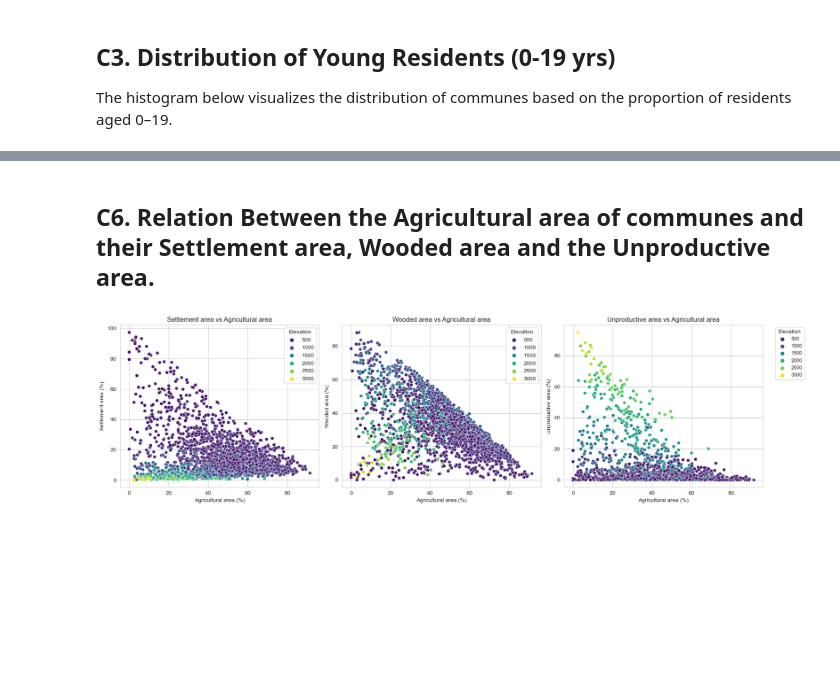
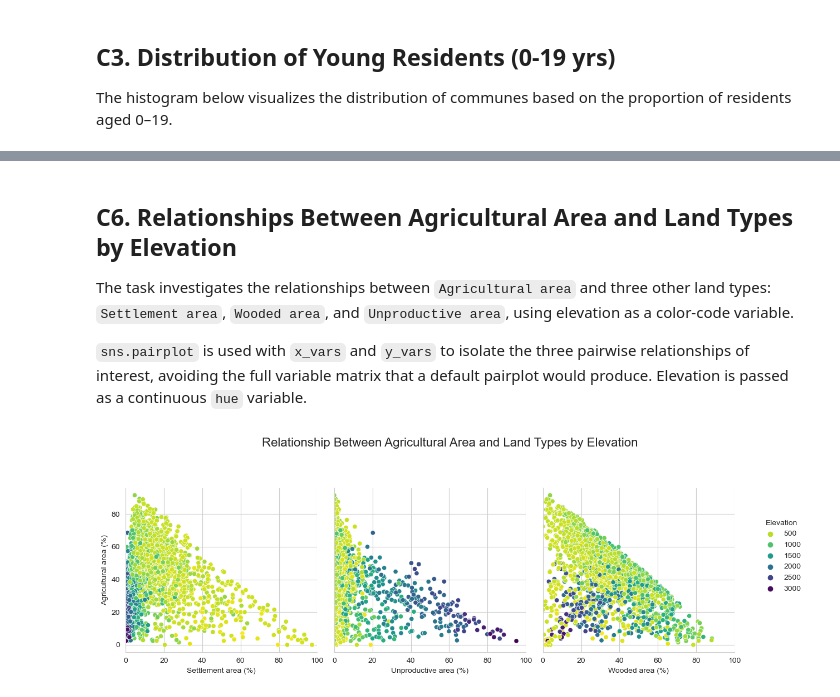
Before and after one commit to mamefatylo/EPFL_swiss_communes_project, a Jupyter notebook: communes_solution.ipynb, the cells around one changed output, grey strips where cells are left out. Cells and saved outputs as stored; diff of their text form; code cells hidden in the pictures; blank space fills up the shorter version.

Commit message:
ML matrix

```diff
--- a/communes_solution.ipynb
+++ b/communes_solution.ipynb
@@ -1114,31 +1088,35 @@ plt.show()
 # %% [markdown]
-## C6. Relation Between the Agricultural area of communes and their Settlement area, Wooded area and the Unproductive area.
+## C6. Relationships Between Agricultural Area and Land Types by Elevation
+
+The task investigates the relationships between `Agricultural area` and three other land types: `Settlement area`, `Wooded area`, and `Unproductive area`, using elevation as a color-code variable.
+
+`sns.pairplot` is used with `x_vars` and `y_vars` to isolate the three pairwise relationships of interest, avoiding the full variable matrix that a default pairplot would produce. Elevation is passed as a continuous `hue` variable.
 # %%
-# Variables to compare with Agricultural area
-y_vars = ["Settlement area", "Wooded area", "Unproductive area"]
-x_var = "Agricultural area"
+# Pairplot with continuous Elevation as hue
+g = sns.pairplot(
+    data=df,
+    x_vars=['Settlement area', 'Unproductive area', 'Wooded area'],
+    y_vars=['Agricultural area'],
+    hue='Elevation',
+    palette='viridis_r',
+    diag_kind=None,
+    height=4,
+    aspect=1
+)
 
-# Create pair plots individually using scatterplots with regression line (optional)
-fig, axes = plt.subplots(1, 3, figsize=(18, 5))
+# Labels
+for ax, x_var in zip(g.axes[0], ['Settlement area', 'Unproductive area', 'Wooded area']):
+    ax.set_xlabel(f'{x_var} (%)')
+    ax.set_xlim(0, 100)
 
-for ax, y_var in zip(axes, y_vars):
-    sns.scatterplot(
-        data=df,
-        x=x_var,
-        y=y_var,
-        hue="Elevation",      # color code by elevation
-        palette="viridis",
-        ax=ax
-    )
+# Set y-label only on first subplot
+g.axes[0][0].set_ylabel('Agricultural area (%)')
 
-    ax.set_xlabel("Agricultural area (%)")
-    ax.set_ylabel(f"{y_var} (%)")
-    ax.set_title(f"{y_var} vs {x_var}")
+# Figure title
+g.fig.suptitle('Relationship Between Agricultural Area and Land Types by Elevation',
+               fontsize=16, y=1.1)
 
-# Add legend outside to the right
-axes[2].legend(bbox_to_anchor=(1.05, 1), loc='upper left', title="Elevation", fontsize=9)
-
-plt.tight_layout()
+plt.tight_layout(rect=[0, 0, 0.92, 1])
 plt.show()
 # %% [output]
-[figure, old version]
+[figure, new version]
```
Also changed, not shown: parts of 33 cells of this notebook.
